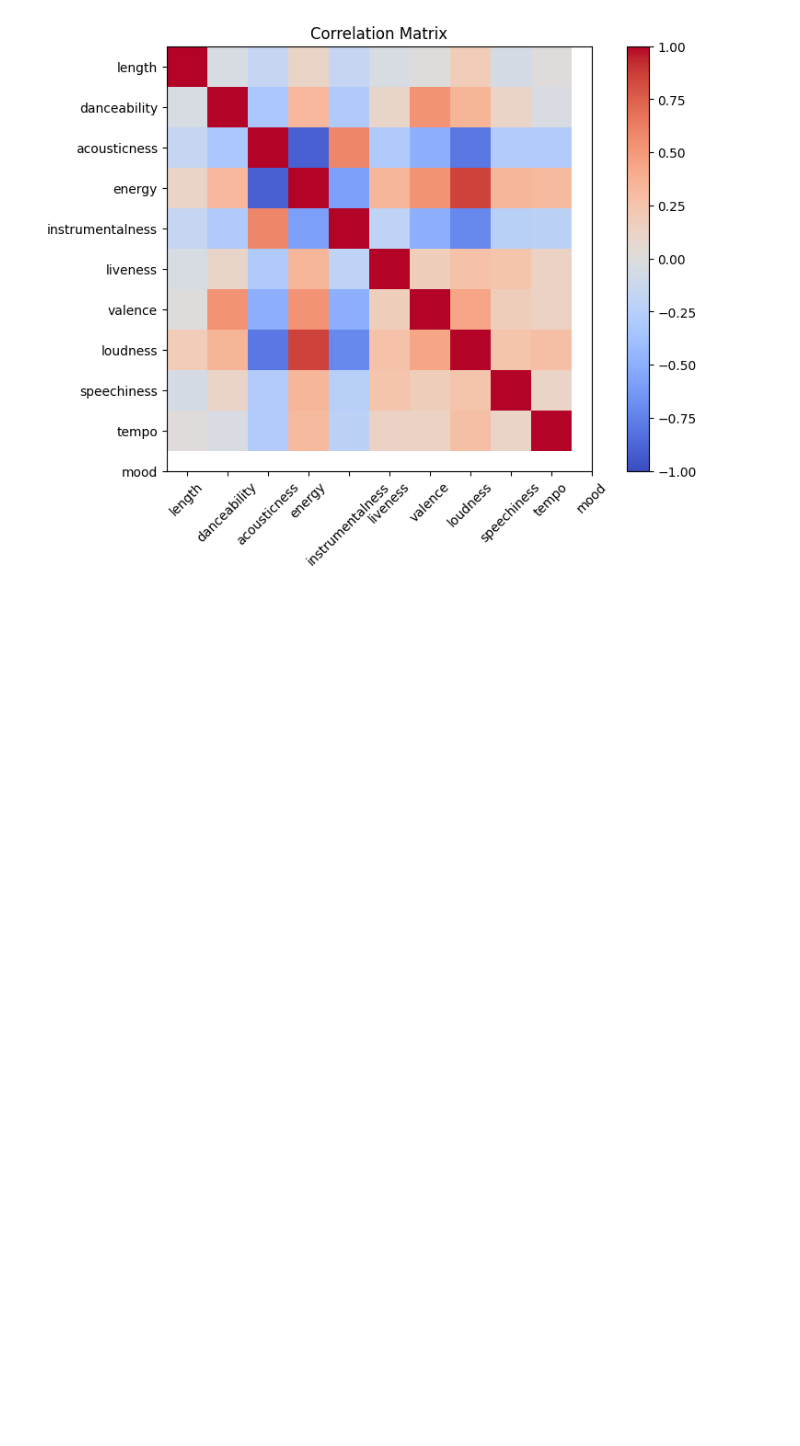
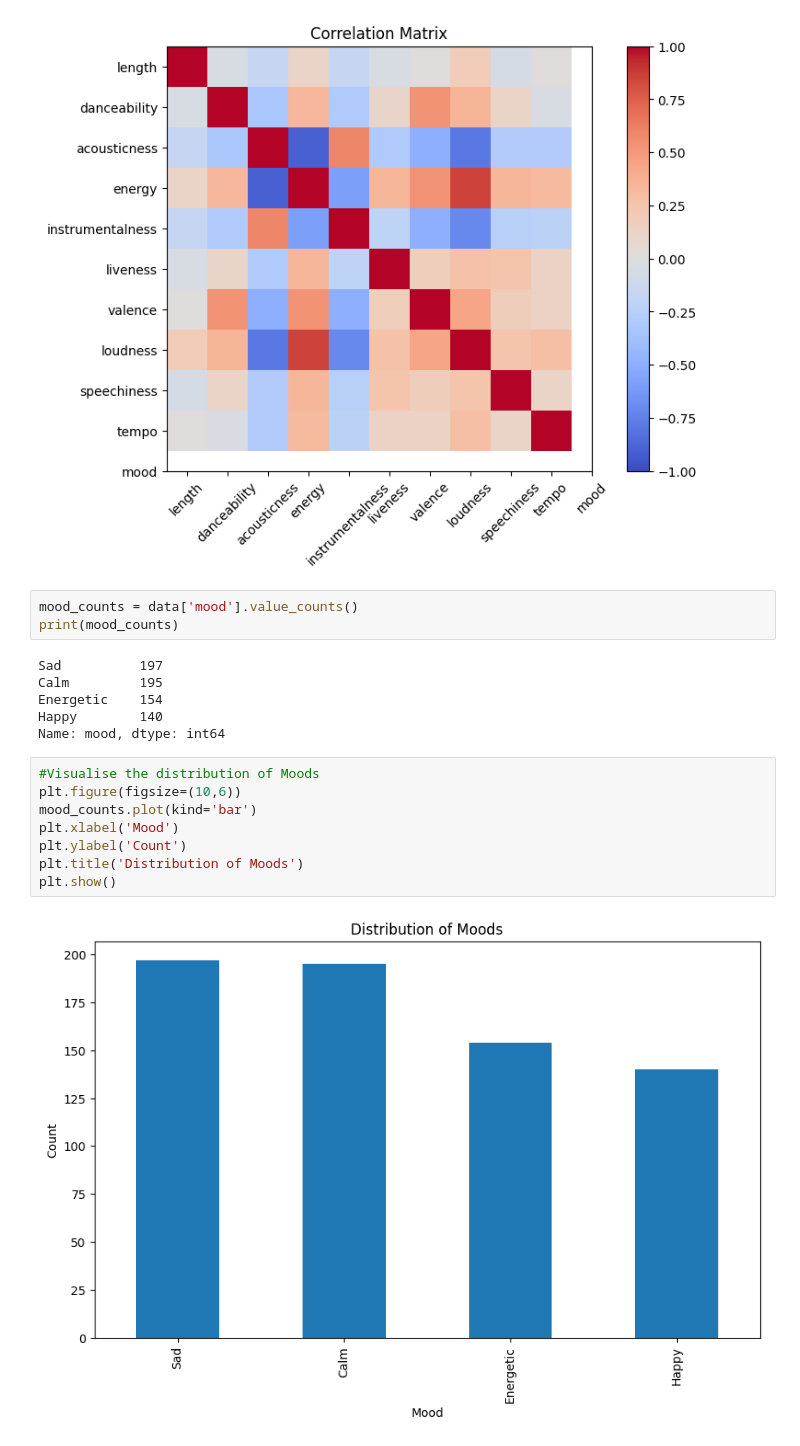
Before and after one commit to MadhurJ20/Music-Mood-Analyser, a Jupyter notebook: Project.ipynb, the cells around one changed output. Drawn from its saved outputs; the diff is of its cells as text; blank space fills up the shorter version.

```diff
--- a/Project.ipynb
+++ b/Project.ipynb
@@ -166,3 +230,22 @@ plt.title('Correlation Matrix')
 plt.show()
 # %% [output]
 [figure]
+# %%
+mood_counts = data['mood'].value_counts()
+print(mood_counts)
+# %% [output]
+Sad          197
+Calm         195
+Energetic    154
+Happy        140
+Name: mood, dtype: int64
+# %%
+#Visualise the distribution of Moods
+plt.figure(figsize=(10,6))
+mood_counts.plot(kind='bar')
+plt.xlabel('Mood')
+plt.ylabel('Count')
+plt.title('Distribution of Moods')
+plt.show()
+# %% [output]
+[figure, added]
```
Also changed, not shown: parts of 22 cells of this notebook.
